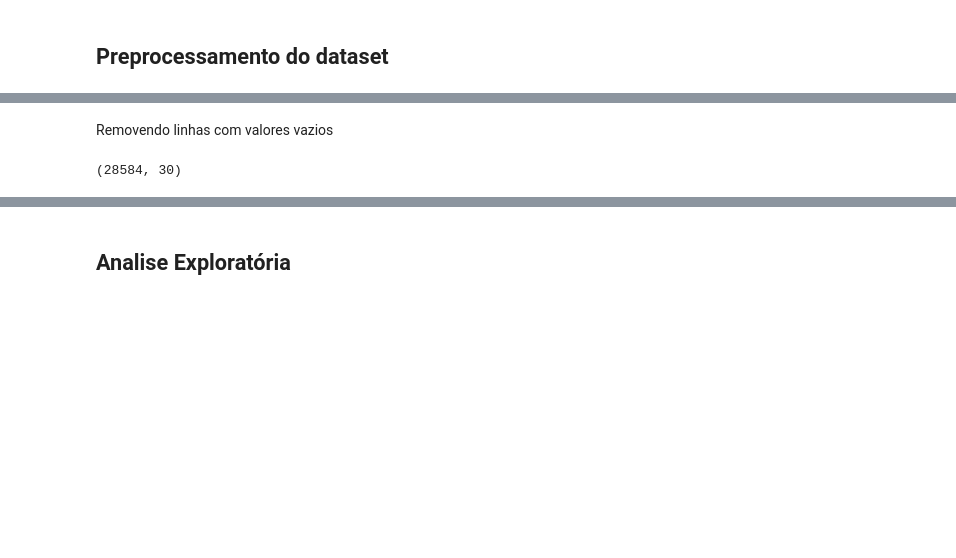
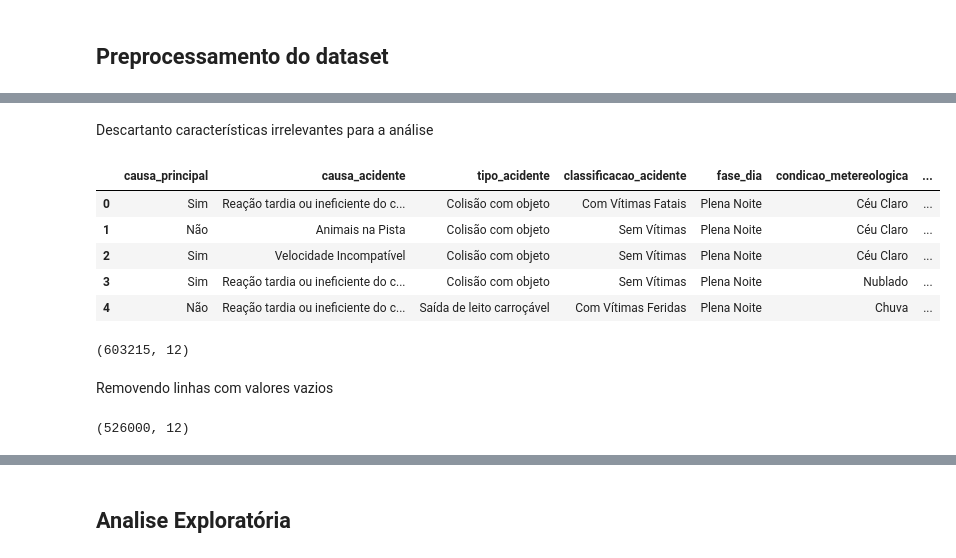
Before and after one commit to pab-h/DataScienceProcess, a Jupyter notebook: notebooks/prf.ipynb, the cells around one changed output, grey strips where cells are left out. Drawn from its saved outputs; the diff is of its cells as text; code cells hidden in the pictures; blank space fills up the shorter version.

Commit message:
feat: Pre-processamento do dataset feat; Seleção dos atriutos e Hold-Out

```diff
--- a/notebooks/prf.ipynb
+++ b/notebooks/prf.ipynb
@@ -9,8 +23,8 @@ import seaborn           as sns
 # %% [markdown]
 ## Carregando o dataset
 # %%
-datatran2025 = pd.read_csv(
-    "../dataset/prf/datatran2025.csv",
-    sep		 = ";",
-    encoding = "latin1"
+datatran = pd.read_csv(
+	"../dataset/prf/acidentes2024_todas_causas_tipos.csv",
+	sep		 = ";",
+	encoding = "latin1"
 )
@@ -43,2 +51,47 @@ datatran2025.shape
+# %% [markdown]
+Descartanto características irrelevantes para a análise
+# %%
+irrelevantFeatures = [
+	"id",
+	"pesid",
+	"data_inversa",
+	"horario",
+	"uf",
+	"br",
+	"km",
+	"municipio",
+	"sentido_via",
+	"tracado_via",
+	"id_veiculo",
+	"marca",
+	"ano_fabricacao_veiculo",
+	"ilesos",
+	"feridos_leves",
+	"feridos_graves",
+	"mortos",
+	"latitude",
+	"longitude",
+	"regional",
+	"delegacia",
+	"uop",
+	"dia_semana",
+	"idade",
+	"ordem_tipo_acidente",
+]
+# %%
+datatran = datatran.drop(columns = irrelevantFeatures)
+# %%
+datatran.head()
+# %% [output]
+|  | causa_principal | causa_acidente | tipo_acidente | classificacao_acidente | fase_dia | condicao_metereologica | ... |
+| 0 | Sim | Reação tardia ou ineficiente do c... | Colisão com objeto | Com Vítimas Fatais | Plena Noite | Céu Claro | ... |
+| 1 | Não | Animais na Pista | Colisão com objeto | Sem Vítimas | Plena Noite | Céu Claro | ... |
+| 2 | Sim | Velocidade Incompatível | Colisão com objeto | Sem Vítimas | Plena Noite | Céu Claro | ... |
+| 3 | Sim | Reação tardia ou ineficiente do c... | Colisão com objeto | Sem Vítimas | Plena Noite | Nublado | ... |
+| 4 | Não | Reação tardia ou ineficiente do c... | Saída de leito carroçável | Com Vítimas Feridas | Plena Noite | Chuva | ... |
+# %%
+datatran.shape
+# %% [output]
+(603215, 12)
 # %% [markdown]
 Removendo linhas com valores vazios
@@ -47,4 +100,4 @@ datatran2025 = datatran2025.dropna()
 # %%
-datatran2025.shape
+datatran.shape
 # %% [output]
-(28584, 30)
+(526000, 12)
```
Also changed, not shown: parts of 75 cells of this notebook.
